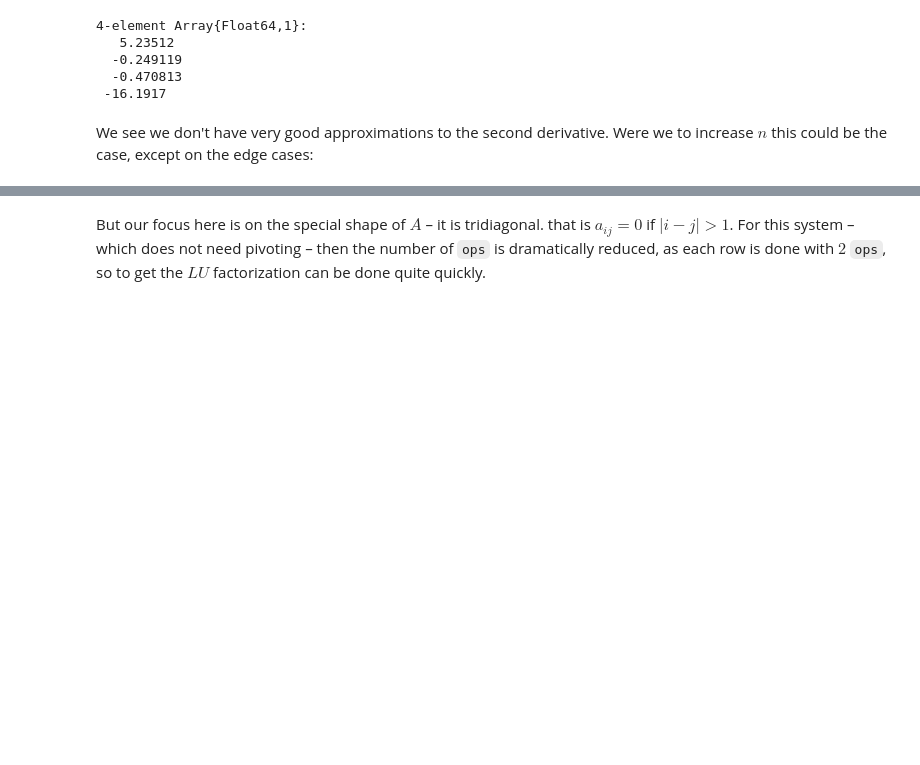
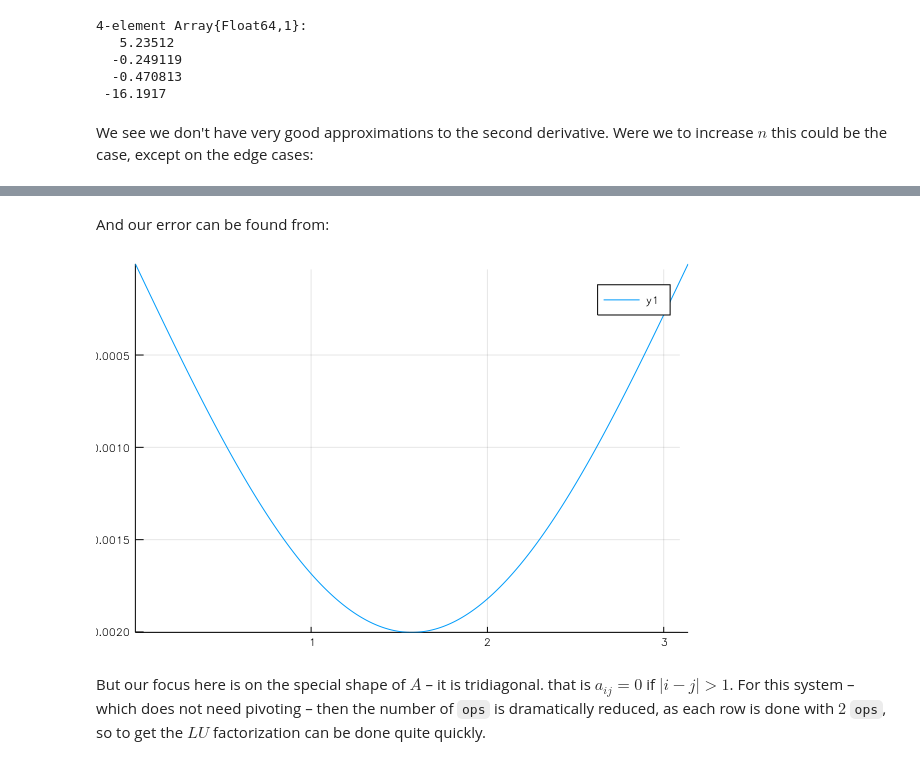
Before and after one commit to csimth335/MTH335, a Jupyter notebook: Chapter4/gaussian-elimination.ipynb, the cells around one changed output, grey strips where cells are left out. Saved outputs shown, nothing was run; the diff lists cells and outputs as text; code cells hidden in the pictures; blank space fills up the shorter version.

```diff
--- a/Chapter4/gaussian-elimination.ipynb
+++ b/Chapter4/gaussian-elimination.ipynb
@@ -569,3 +557,10 @@ out[1:10]
+# %% [markdown]
+<p>And our error can be found from:</p>
+# %%
+out1 = out + fs  # -sin(x) + sin(x)
+plot(xs[2:end-1], out1[2:end-1])
+# %% [output]
+[figure, added]
 # %% [markdown]
 <p>But our focus here is on the special shape of $A$ – it is tridiagonal. that is $a_{ij} = 0$ if $|i-j| > 1$. For this system – which does not need pivoting – then the number of <code>ops</code> is dramatically reduced, as each row is done with $2$ <code>ops</code>, so to get the $LU$ factorization can be done quite quickly.</p>
 # %% [markdown]
```
Also changed, not shown: parts of 2 cells of this notebook, 2 other files.
